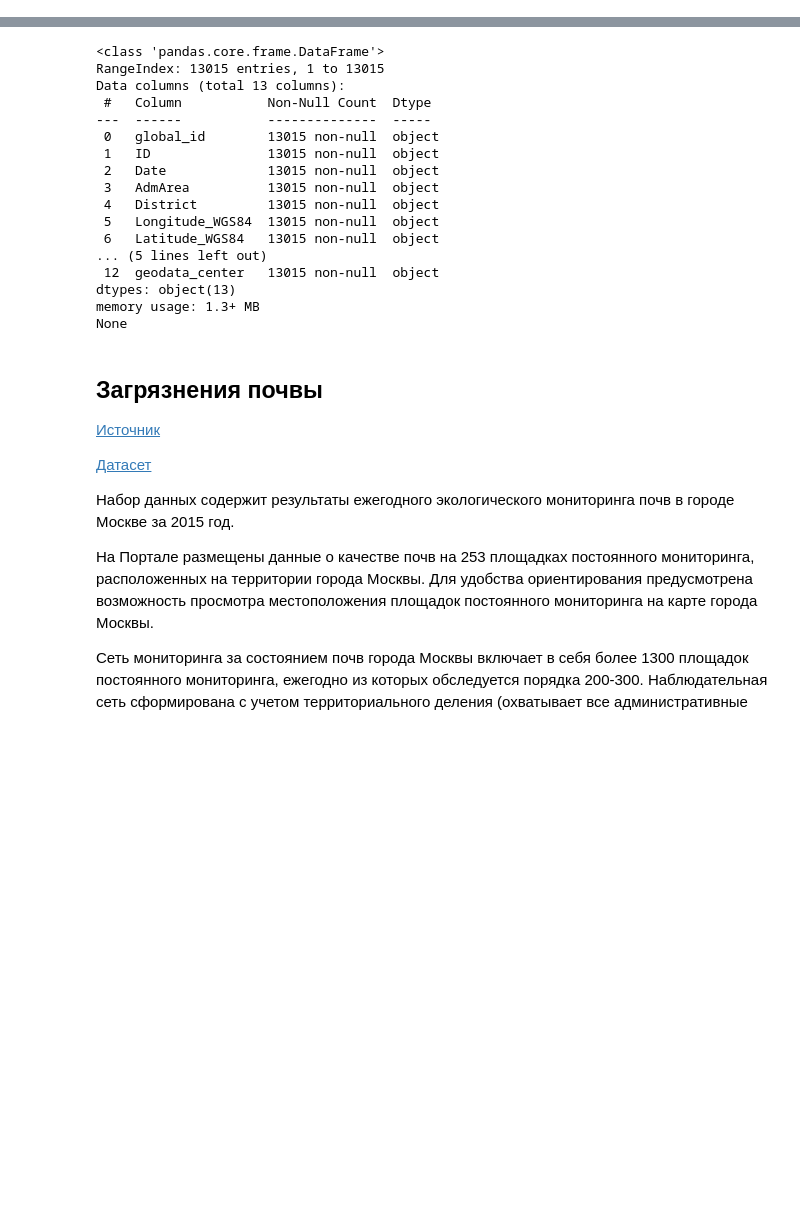
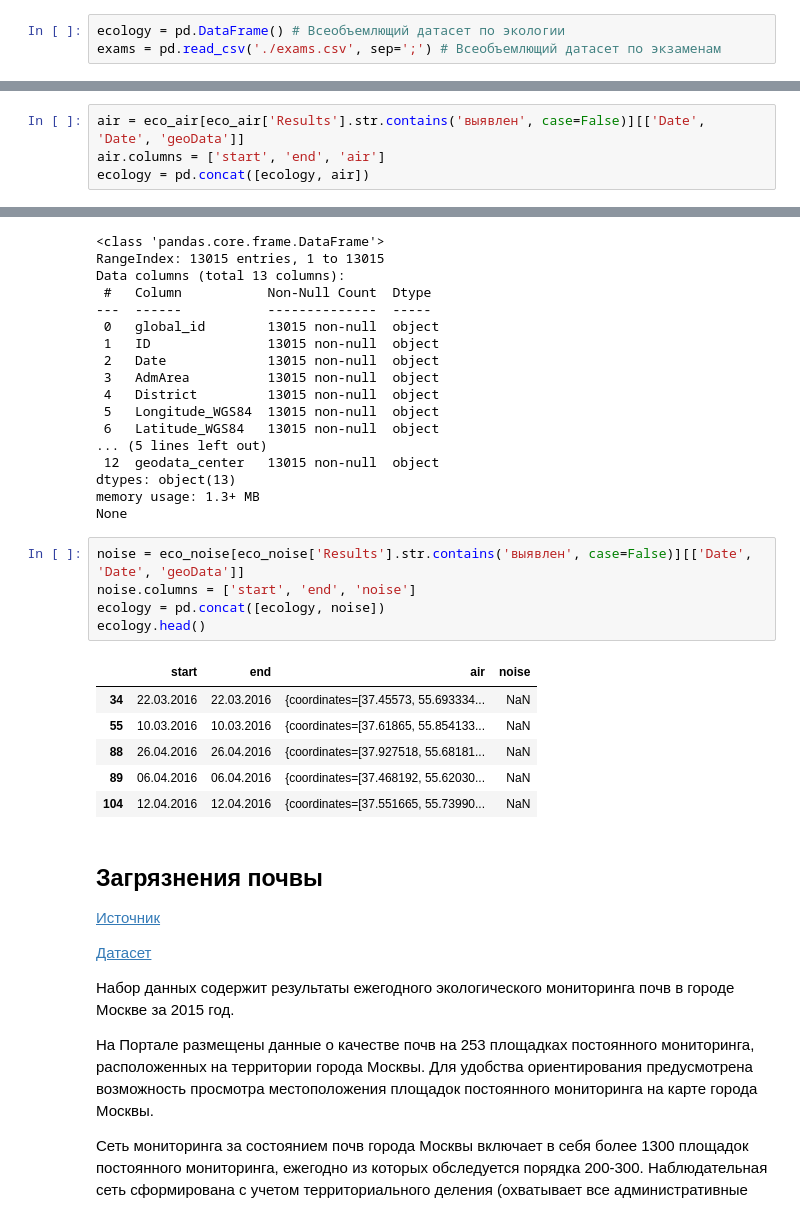
Before and after one commit to allseenn/dipai, a Jupyter notebook: 02.ipynb, the cells around one changed output, grey strips where cells are left out. Saved outputs shown, nothing was run; the diff lists cells and outputs as text; blank space fills up the shorter version.

Commit message:
know_how_to_make_ecology_dataset

```diff
--- a/02.ipynb
+++ b/02.ipynb
@@ -40,6 +40,9 @@ def get_dataset(url, encoding='utf-8')->pd.DataFrame:
     os.remove(filenames[0])
     print(dataset.info())
     return dataset
+# %%
+ecology = pd.DataFrame() # Всеобъемлющий датасет по экологии
+exams = pd.read_csv('./exams.csv', sep=';') # Всеобъемлющий датасет по экзаменам
 # %% [markdown]
 # Экологические факторы
 
@@ -106,6 +109,10 @@ Data columns (total 11 columns):
 dtypes: object(11)
 memory usage: 860.6+ KB
 None
+# %%
+air = eco_air[eco_air['Results'].str.contains('выявлен', case=False)][['Date', 'Date', 'geoData']]
+air.columns = ['start', 'end', 'air']
+ecology = pd.concat([ecology, air])
 # %% [markdown]
 ## Загрязнение воздуха опасными веществами
 
@@ -218,6 +205,18 @@ Data columns (total 13 columns):
 dtypes: object(13)
 memory usage: 1.3+ MB
 None
+# %%
+noise = eco_noise[eco_noise['Results'].str.contains('выявлен', case=False)][['Date', 'Date', 'geoData']]
+noise.columns = ['start', 'end', 'noise']
+ecology = pd.concat([ecology, noise])
+ecology.head()
+# %% [output]
+|  | start | end | air | noise |
+| 34 | 22.03.2016 | 22.03.2016 | {coordinates=[37.45573, 55.693334... | NaN |
+| 55 | 10.03.2016 | 10.03.2016 | {coordinates=[37.61865, 55.854133... | NaN |
+| 88 | 26.04.2016 | 26.04.2016 | {coordinates=[37.927518, 55.68181... | NaN |
+| 89 | 06.04.2016 | 06.04.2016 | {coordinates=[37.468192, 55.62030... | NaN |
+| 104 | 12.04.2016 | 12.04.2016 | {coordinates=[37.551665, 55.73990... | NaN |
 # %% [markdown]
 ## Загрязнения почвы
 
```
Also changed, not shown: parts of 21 cells of this notebook, 3 other files.
